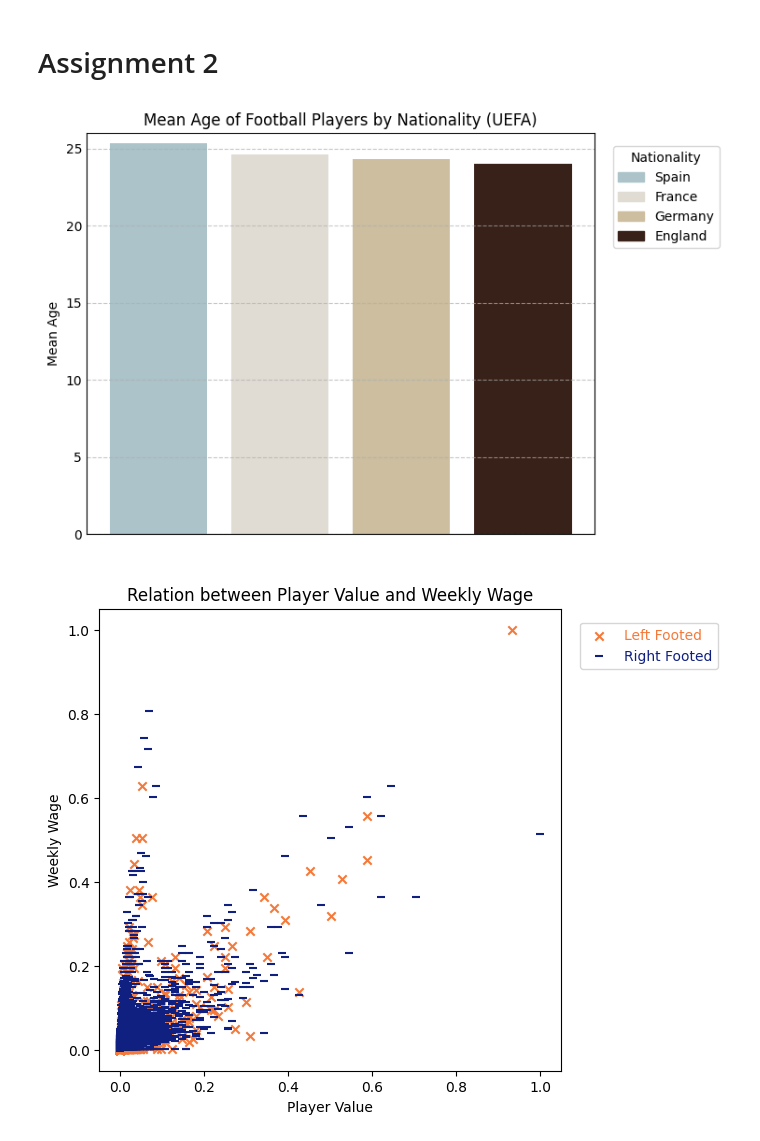
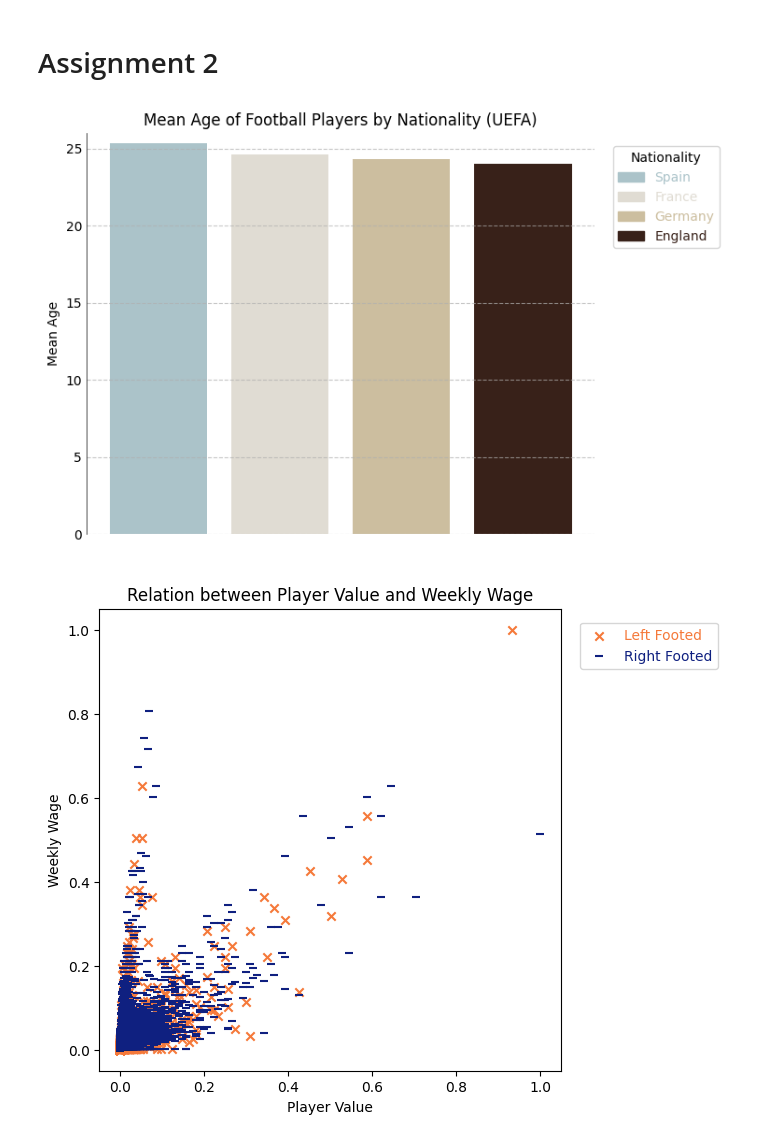
Before and after one commit to mukoubuchi/kaggle, a Jupyter notebook: dataviz-badging-practical-examination.ipynb, the cells around one changed output. Saved outputs shown, nothing was run; the diff lists cells and outputs as text; code cells hidden in the pictures.

```diff
--- a/dataviz-badging-practical-examination.ipynb
+++ b/dataviz-badging-practical-examination.ipynb
@@ -55,38 +55,42 @@ df_tmp = df.groupby('Nationality')['Age'].mean().reset_index()
 df_tmp = df_tmp.query('Nationality in ["England", "France", "Spain", "Germany"]')
 df_tmp = df_tmp.sort_values('Age', ascending=False)
 
 # Plot
 colors = ['#ABC3C9', '#E0DCD3', '#CCBE9F', '#382119']
 plt.figure(figsize=(7.5, 5))
 bars = plt.bar(df_tmp['Nationality'],
                df_tmp['Age'],
                color=[_ for _ in colors],
                width=0.8)
 plt.title('Mean Age of Football Players by Nationality (UEFA)')
-# plt.xlabel('Nationality')
 plt.ylabel('Mean Age')
 plt.grid(axis='y', linestyle='--', alpha=0.7)
 plt.ylim(0, 26)
 plt.yticks(np.arange(0, 30, 5))
 plt.xticks(color="None")
-# plt.yticks(color="None")
-plt.tick_params(length=0)
+plt.tick_params(axis='x', length=0)  # Remove x-axis ticks
+plt.tick_params(axis='y', length=0)  # Remove y-axis ticks
+plt.gca().spines['top'].set_visible(False)  # Remove top border
+plt.gca().spines['right'].set_visible(False)  # Remove right border
+plt.gca().spines['left'].set_linewidth(0.5)  # Set left border linewidth to 0.5
+plt.gca().spines['bottom'].set_visible(False)  # Remove bottom border
 
 # Create legend handles and labels
 legend_handles = [mpatches.Patch(color=color, label=label)
                   for color, label in zip([_ for _ in colors],
                                           [_ for _ in df_tmp['Nationality']])]
-plt.legend(handles=legend_handles,
+plt.legend(labelcolor='linecolor',
+           handles=legend_handles,
            title='Nationality',
            bbox_to_anchor=(1.01, 1),
            loc='upper left',
            borderaxespad=1)
 
 # Show plot
 plt.tight_layout()
 plt.show()
 # %% [output]
-[figure, old version]
+[figure, new version]
 # %%
 from sklearn.preprocessing import MinMaxScaler
 
```
Also changed, not shown: parts of 1 cell of this notebook.
